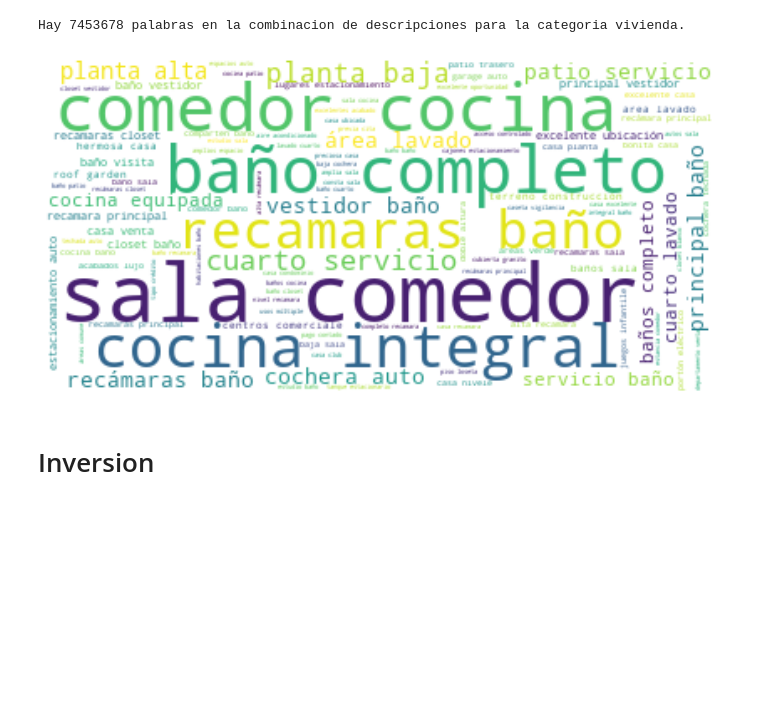
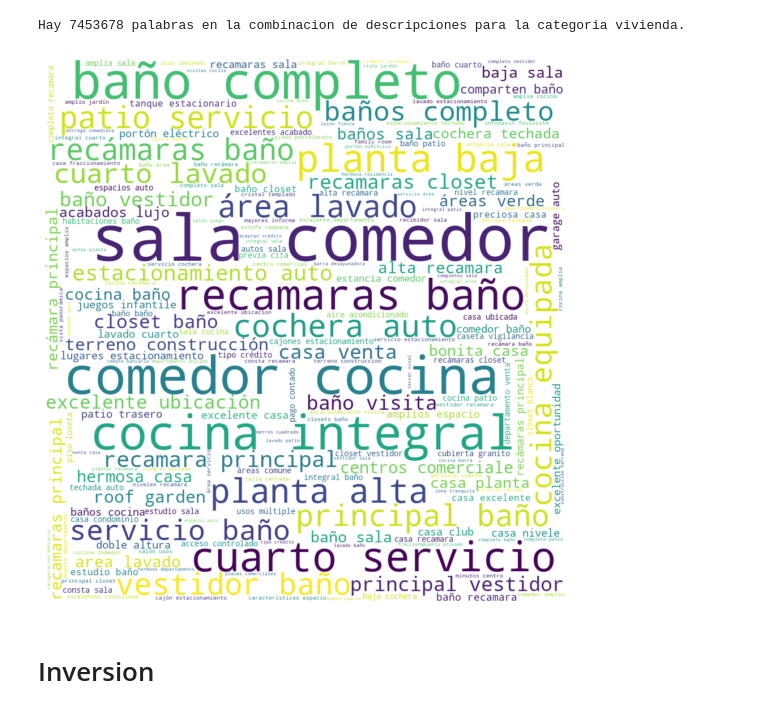
Before and after one commit to rozanecm/7506_2c2019_tp1, a Jupyter notebook: notebooks/Wordclouds.ipynb, the cells around one changed output. Cells and saved outputs as stored; diff of their text form; code cells hidden in the pictures; blank space fills up the shorter version.

Commit message:
Mejoro wordclouds

```diff
--- a/notebooks/Wordclouds.ipynb
+++ b/notebooks/Wordclouds.ipynb
@@ -56,23 +57,22 @@ print ("Hay {} palabras en la combinacion de descripciones para la categoria {}.
 # %% [output]
 Hay 7453678 palabras en la combinacion de descripciones para la categoria vivienda.
 # %%
-text = " ".join(word for word in vivienda_text)
+text_vivienda = " ".join(word for word in vivienda_text)
 # %%
-# Create stopword list:
-#stopwords = set(STOPWORDS)
-#stopwords.update(["casa", "now", "wine", "flavor", "flavors"])
+char_mask = np.array(Image.open("../notebooks/img/house2.png"))
 
 # Generate a word cloud image
-wordcloud = WordCloud(background_color="white").generate(text)
+wordcloud = WordCloud(background_color="white", max_words=200, width=400, \
+                      height=400, mask=char_mask, random_state=1).generate(text_vivienda)
 
 # Display the generated image:
 # the matplotlib way:
 plt.figure(figsize=(12,10))
 plt.imshow(wordcloud, interpolation='bilinear')
 plt.axis("off")
 plt.show()
 # %% [output]
-[figure, old version]
+[figure, new version]
 # %% [markdown]
 # Inversion
 # %%
```
Also changed, not shown: parts of 4 cells of this notebook, 2 other files.
